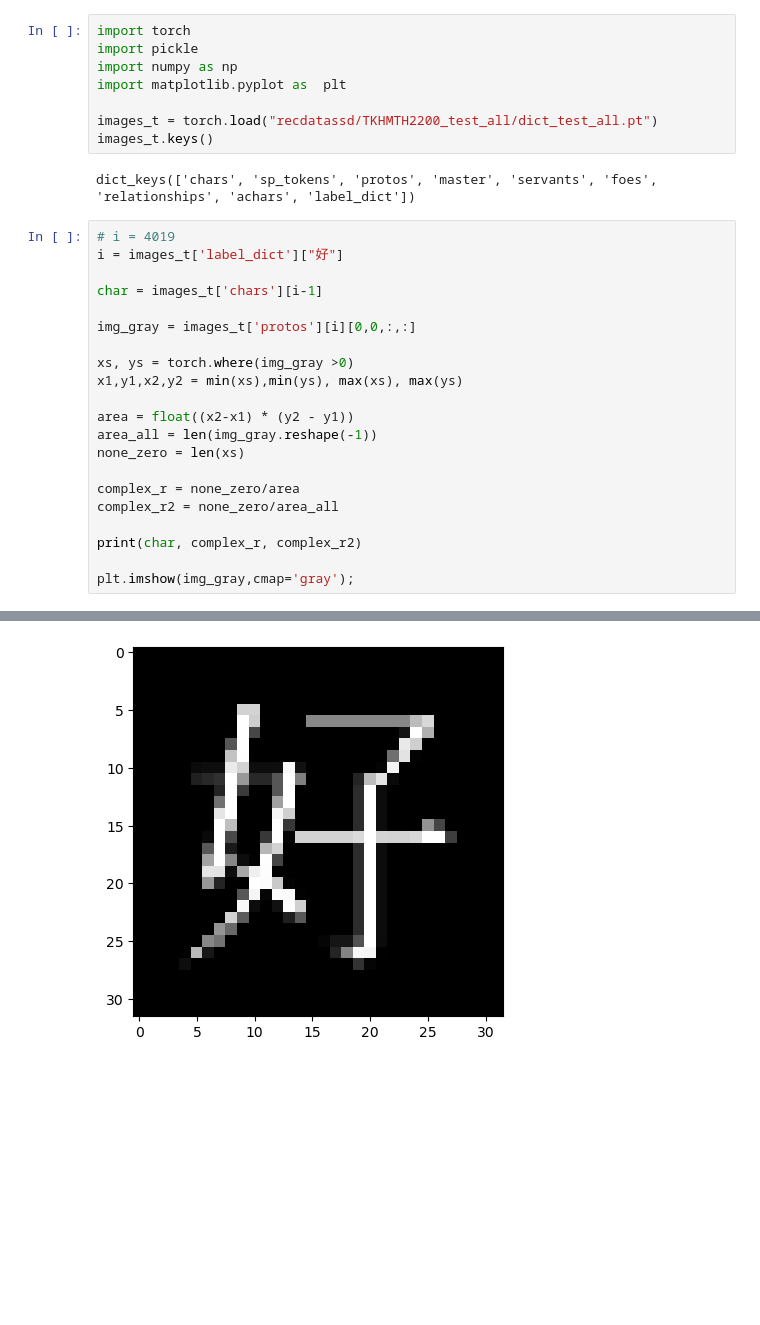
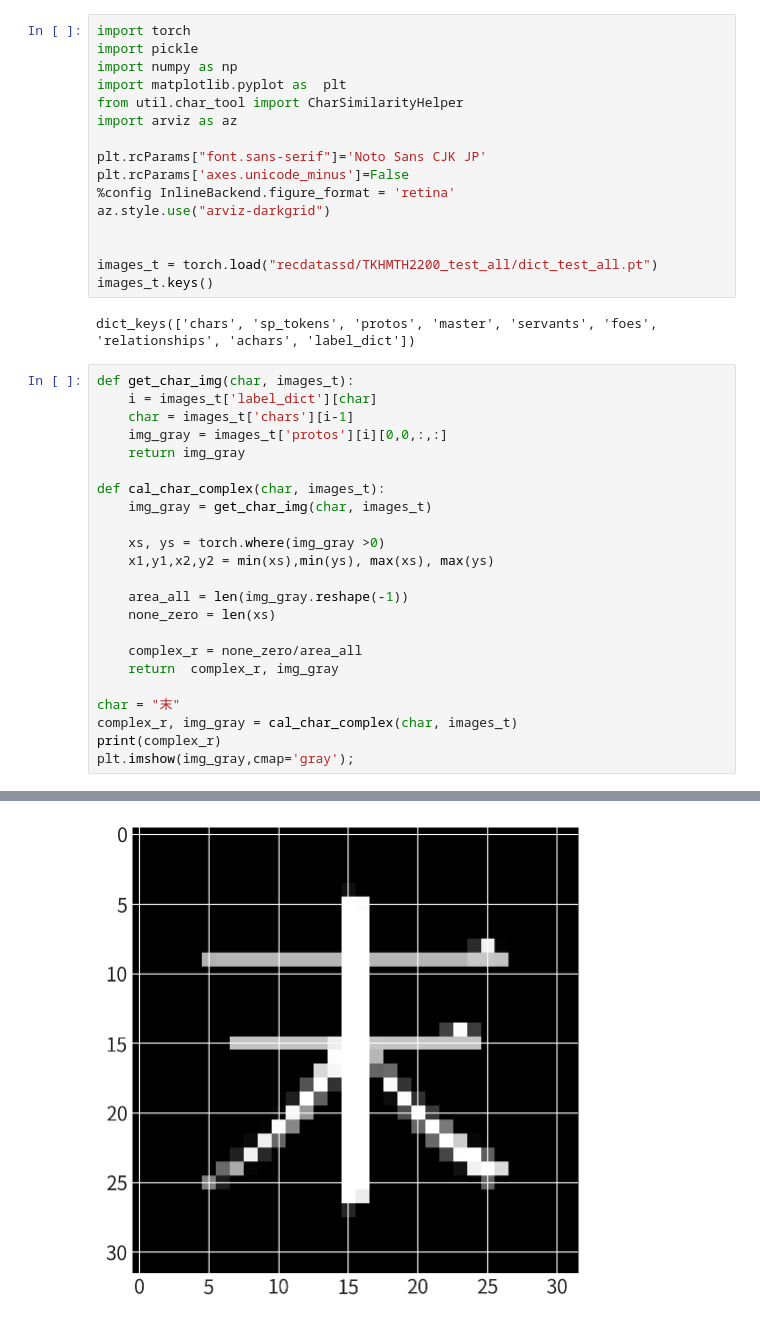
Before and after one commit to makaspacex/spindlenet, a Jupyter notebook: test.ipynb, the cells around one changed output, grey strips where cells are left out. Drawn from its saved outputs; the diff is of its cells as text; blank space fills up the shorter version.

```diff
--- a/test.ipynb
+++ b/test.ipynb
@@ -3,30 +3,40 @@ import torch
 import pickle
 import numpy as np
 import matplotlib.pyplot as  plt
+from util.char_tool import CharSimilarityHelper
+import arviz as az
+
+plt.rcParams["font.sans-serif"]='Noto Sans CJK JP'
+plt.rcParams['axes.unicode_minus']=False
+%config InlineBackend.figure_format = 'retina'
+az.style.use("arviz-darkgrid")
+
 
 images_t = torch.load("recdatassd/TKHMTH2200_test_all/dict_test_all.pt")
 images_t.keys()
 # %% [output]
 dict_keys(['chars', 'sp_tokens', 'protos', 'master', 'servants', 'foes', 'relationships', 'achars', 'label_dict'])
 # %%
-# i = 4019
-i = images_t['label_dict']["好"]
+def get_char_img(char, images_t):
+    i = images_t['label_dict'][char]
+    char = images_t['chars'][i-1]
+    img_gray = images_t['protos'][i][0,0,:,:]
+    return img_gray
 
-char = images_t['chars'][i-1]
+def cal_char_complex(char, images_t):
+    img_gray = get_char_img(char, images_t)
 
-img_gray = images_t['protos'][i][0,0,:,:]
+    xs, ys = torch.where(img_gray >0)
+    x1,y1,x2,y2 = min(xs),min(ys), max(xs), max(ys)
 
-xs, ys = torch.where(img_gray >0)
-x1,y1,x2,y2 = min(xs),min(ys), max(xs), max(ys)
+    area_all = len(img_gray.reshape(-1))
+    none_zero = len(xs)
 
-area = float((x2-x1) * (y2 - y1))
-area_all = len(img_gray.reshape(-1))
-none_zero = len(xs)
+    complex_r = none_zero/area_all
+    return  complex_r, img_gray
 
-complex_r = none_zero/area
-complex_r2 = none_zero/area_all
-
-print(char, complex_r, complex_r2)
-
+char = "末"
+complex_r, img_gray = cal_char_complex(char, images_t)
+print(complex_r)
 plt.imshow(img_gray,cmap='gray');
 # %% [output]
@@ -34 +44 @@ plt.imshow(img_gray,cmap='gray');
-[figure, old version]
+[figure, new version]
```
Also changed, not shown: parts of 17 cells of this notebook, 45 other files.
